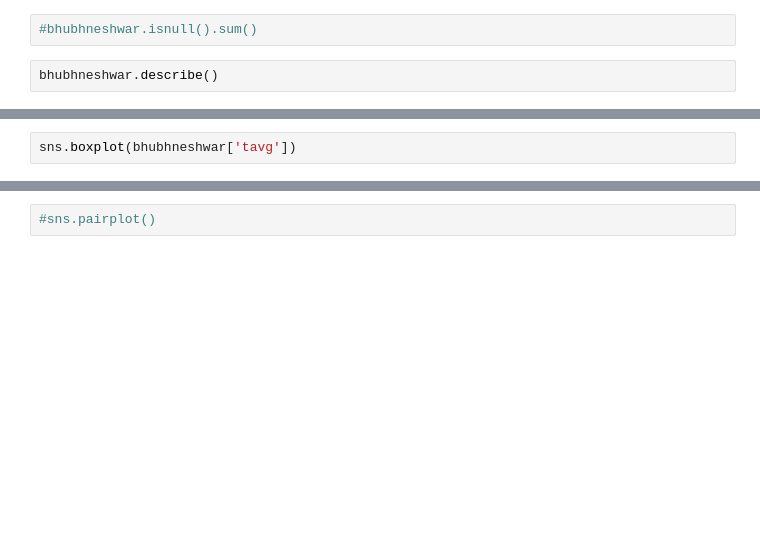
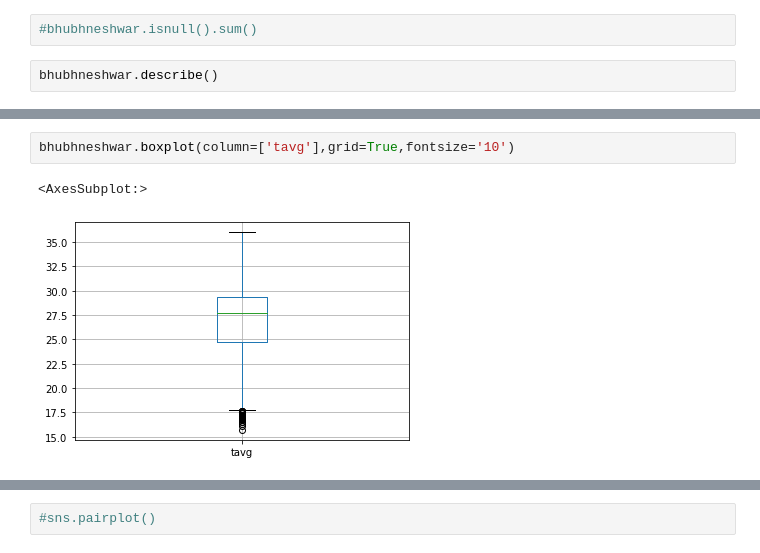
Before and after one commit to Madhukumarmogulla/wheather-data-prediction, a Jupyter notebook: my_project_1(EDA).ipynb, the cells around one changed output, grey strips where cells are left out. Drawn from its saved outputs; the diff is of its cells as text; blank space fills up the shorter version.

```diff
--- a/my_project_1(EDA).ipynb
+++ b/my_project_1(EDA).ipynb
@@ -237,3 +317,6 @@ bhubhneshwar.describe()
 # %%
-sns.boxplot(bhubhneshwar['tavg'])
+bhubhneshwar.boxplot(column=['tavg'],grid=True,fontsize='10')
+# %% [output]
+<AxesSubplot:>
+[figure, added]
 # %%
```
Also changed, not shown: parts of 60 cells of this notebook.
